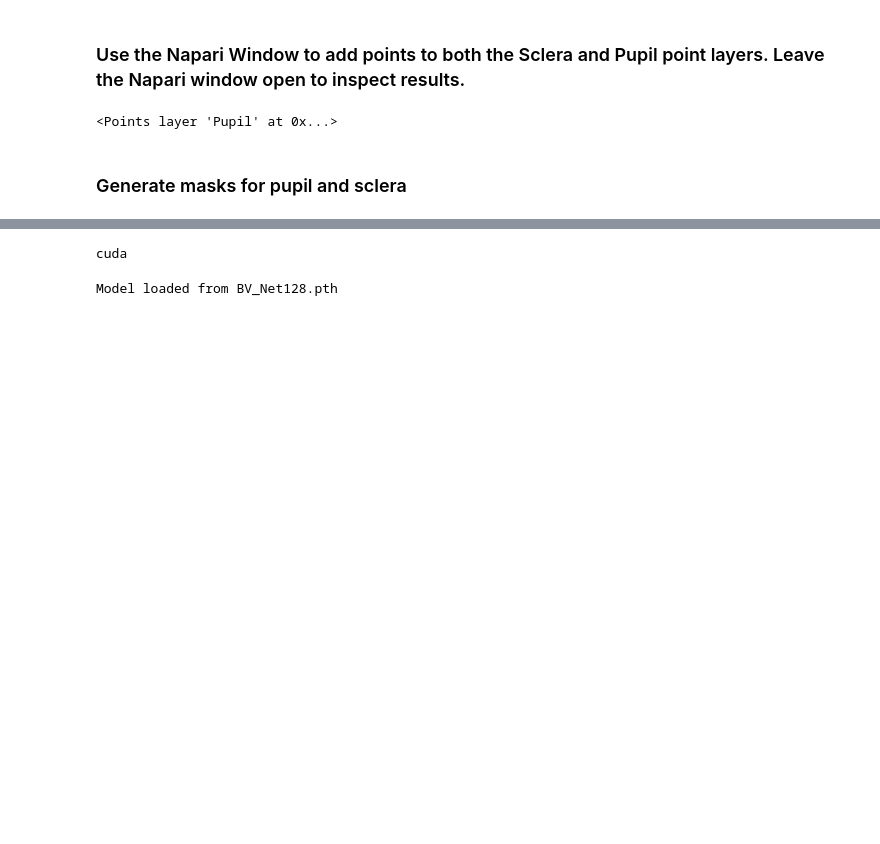
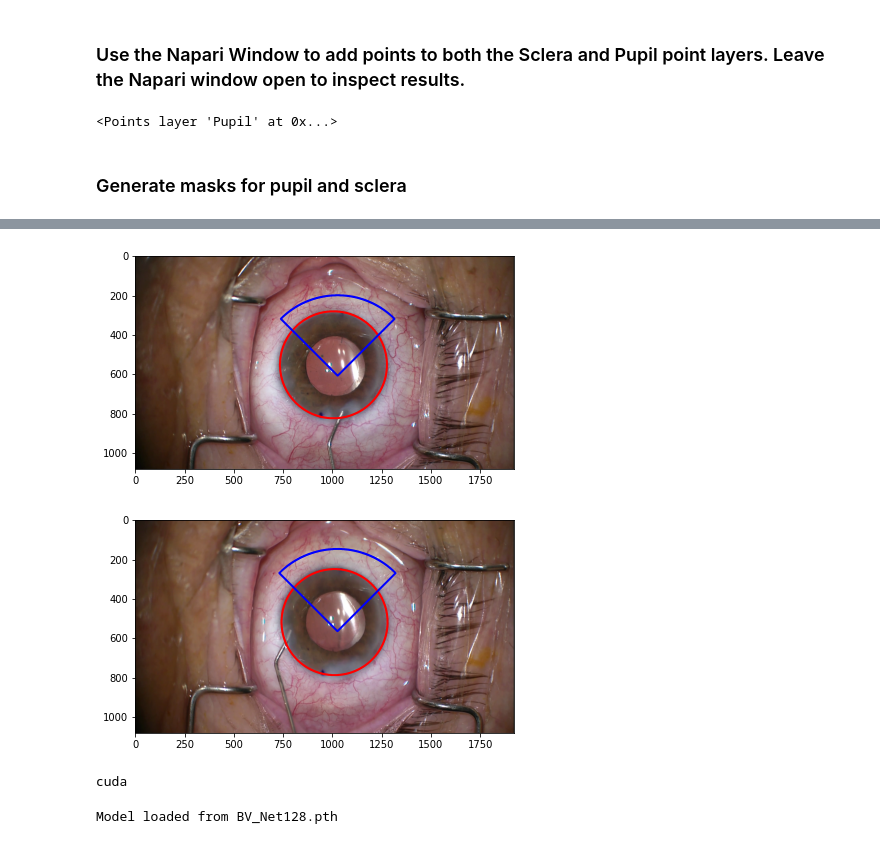
Before and after one commit to Peter-Hogg/vesselExtractor, a Jupyter notebook: VesselQuantBook.ipynb, the cells around one changed output, grey strips where cells are left out. Saved outputs shown, nothing was run; the diff lists cells and outputs as text; code cells hidden in the pictures; blank space fills up the shorter version.

```diff
--- a/VesselQuantBook.ipynb
+++ b/VesselQuantBook.ipynb
@@ -17,3 +20,9 @@ import pandas as pd
+# %%
+# Where to start the arclength, 270 for half, for upper wedge 235, for 360 use 0 (but it doesn't matter)
+startAng = 225
+
+# How long the wedge is, 90 for quater, 180 for half, 360 for the who thing
+arcLeng = 90
 # %%
 # Create a Tk root window (but keep it hidden)
 root = tk.Tk()
@@ -185,3 +197,9 @@ scelraT2, pupilT2 = returnMasks(img2, predictor, sclera2, pupil2, eyeMasks2)
+# %%
+pupil1Mask1, scelraT1_crop = plot_wedges(img1, pupilT1[0,::], scelraT1[0,::], pupil_arc=(0, 360), sclera_arc=(startAng, arcLeng))
+pupil1Mask2, scelraT2_crop = plot_wedges(img2, pupilT2[0,::], scelraT2[0,::], pupil_arc=(0, 360), sclera_arc=(startAng, arcLeng))
+# %% [output]
+[figure, added]
+[figure, added]
 # %%
 device = torch.device("cuda" if torch.cuda.is_available() else "cpu")
 print(device)
```
Also changed, not shown: parts of 13 cells of this notebook, 1 other file.
